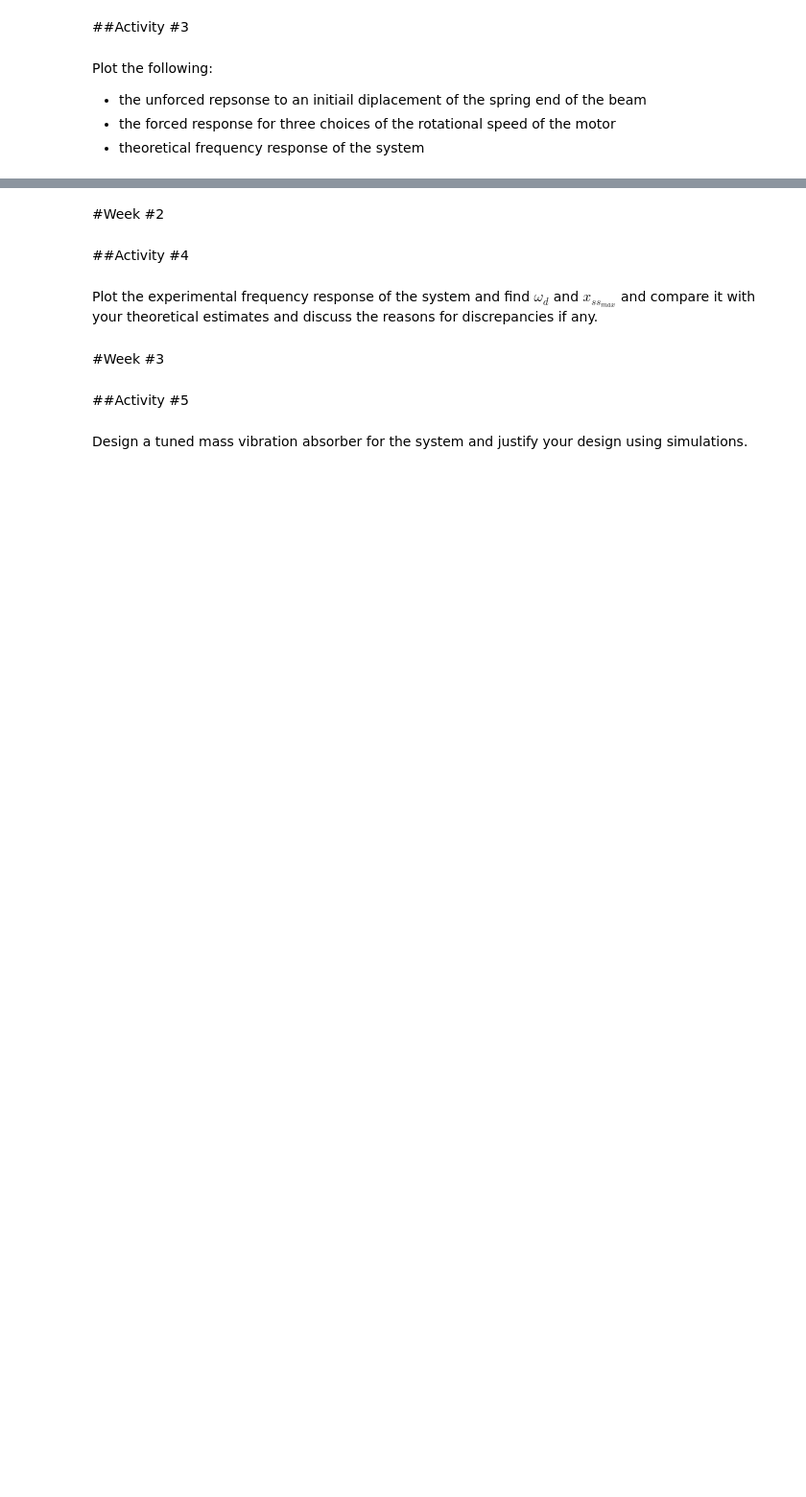
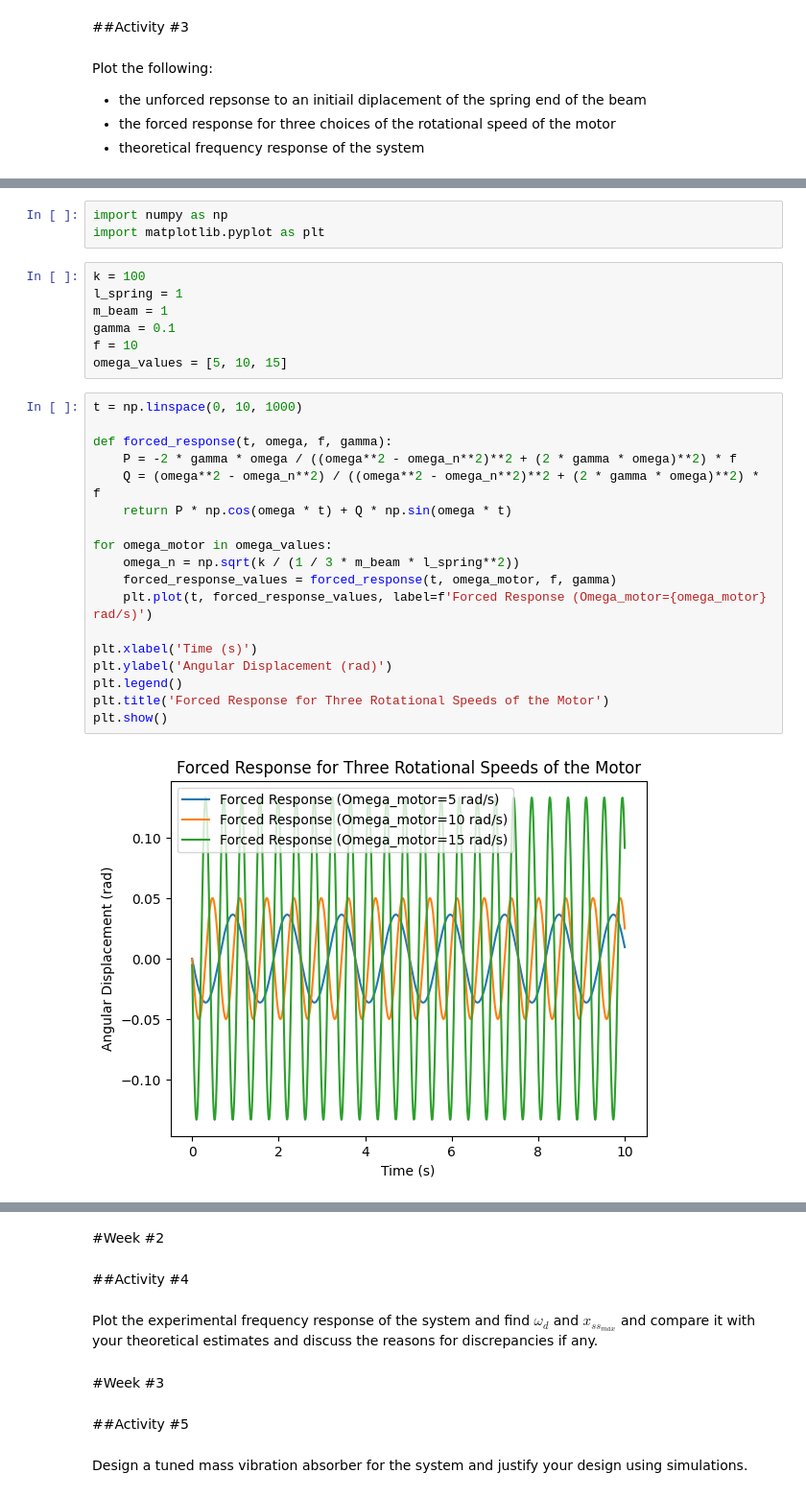
Before and after one commit to KavinduLakshan/KavinduLakshan.github.io, a Jupyter notebook: E_18_190_ME421_Vibration_Activity_Oct_2023.ipynb, the cells around one changed output, grey strips where cells are left out. Shown at 96% size. Drawn from its saved outputs; the diff is of its cells as text; blank space fills up the shorter version.

```diff
--- a/E_18_190_ME421_Vibration_Activity_Oct_2023.ipynb
+++ b/E_18_190_ME421_Vibration_Activity_Oct_2023.ipynb
@@ -32,0 +208,30 @@ Plot the following:
+# %%
+import numpy as np
+import matplotlib.pyplot as plt
+# %%
+k = 100
+l_spring = 1
+m_beam = 1
+gamma = 0.1
+f = 10
+omega_values = [5, 10, 15]
+# %%
+t = np.linspace(0, 10, 1000)
+
+def forced_response(t, omega, f, gamma):
+    P = -2 * gamma * omega / ((omega**2 - omega_n**2)**2 + (2 * gamma * omega)**2) * f
+    Q = (omega**2 - omega_n**2) / ((omega**2 - omega_n**2)**2 + (2 * gamma * omega)**2) * f
+    return P * np.cos(omega * t) + Q * np.sin(omega * t)
+
+for omega_motor in omega_values:
+    omega_n = np.sqrt(k / (1 / 3 * m_beam * l_spring**2))
+    forced_response_values = forced_response(t, omega_motor, f, gamma)
+    plt.plot(t, forced_response_values, label=f'Forced Response (Omega_motor={omega_motor} rad/s)')
+
+plt.xlabel('Time (s)')
+plt.ylabel('Angular Displacement (rad)')
+plt.legend()
+plt.title('Forced Response for Three Rotational Speeds of the Motor')
+plt.show()
+# %% [output]
+[figure, added]
```
Also changed, not shown: parts of 24 cells of this notebook.
